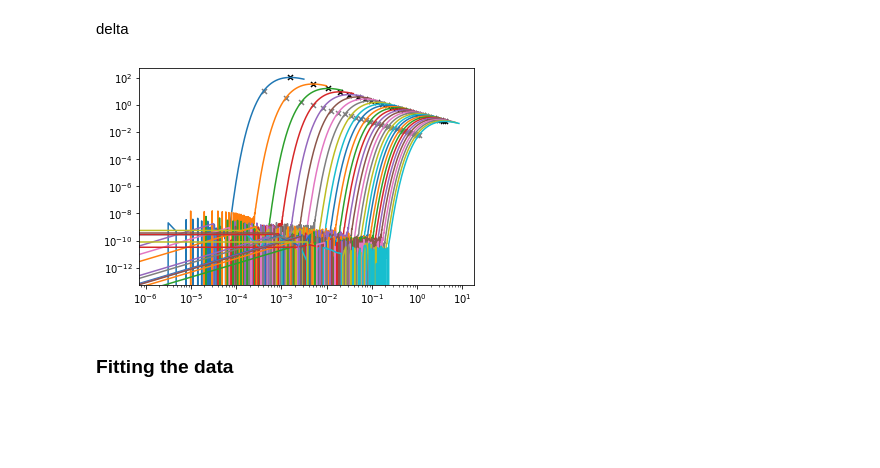
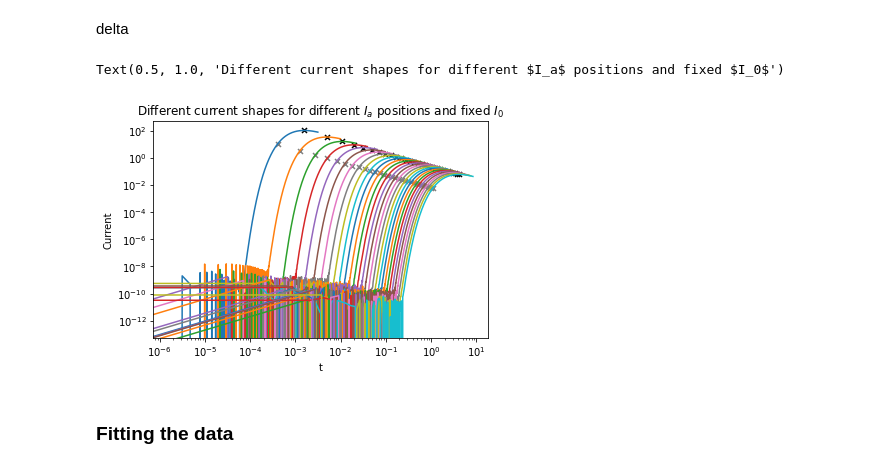
Before and after one commit to carlidel/more_about_nekhoroshev_diffusion, a Jupyter notebook: fit_showdown.ipynb, the cells around one changed output. Cells and saved outputs as stored; diff of their text form; code cells hidden in the pictures; blank space fills up the shorter version.

```diff
--- a/fit_showdown.ipynb
+++ b/fit_showdown.ipynb
@@ -346,15 +364,21 @@ for i in range(len(data_0)):
 # %%
 plt.figure()
 for i in range(I_a_samples):
     plt.plot(d0_times[i], d0_current[i])
-    plt.scatter(d0_num_current_time[i], d0_num_current_peak[i], s=25, marker="x", color="black")
+    plt.scatter(d0_num_current_time[i], d0_num_current_peak[i], s=25, marker="x", color="black", label="peak position")
     #plt.scatter(d0_num_current_time[i], d0_num_current_peak[i], s=25, marker="x", color="black")
-    plt.scatter(d0_10_percent_time[i], d0_ana_current_peak[i]*0.1, s=25, marker="x", color="grey")
+    plt.scatter(d0_10_percent_time[i], d0_ana_current_peak[i]*0.1, s=25, marker="x", color="grey", label="10% position")
 
 plt.xscale("log")
 plt.yscale("log")
+
+plt.xlabel("t")
+plt.ylabel("Current")
+
+plt.title("Different current shapes for different $I_a$ positions and fixed $I_0$")
 # %% [output]
+Text(0.5, 1.0, 'Different current shapes for different $I_a$ positions and fixed $I_0$')
-[figure, old version]
+[figure, new version]
 # %% [markdown]
 ### Fitting the data
 # %%
```
Also changed, not shown: parts of 14 cells of this notebook.
